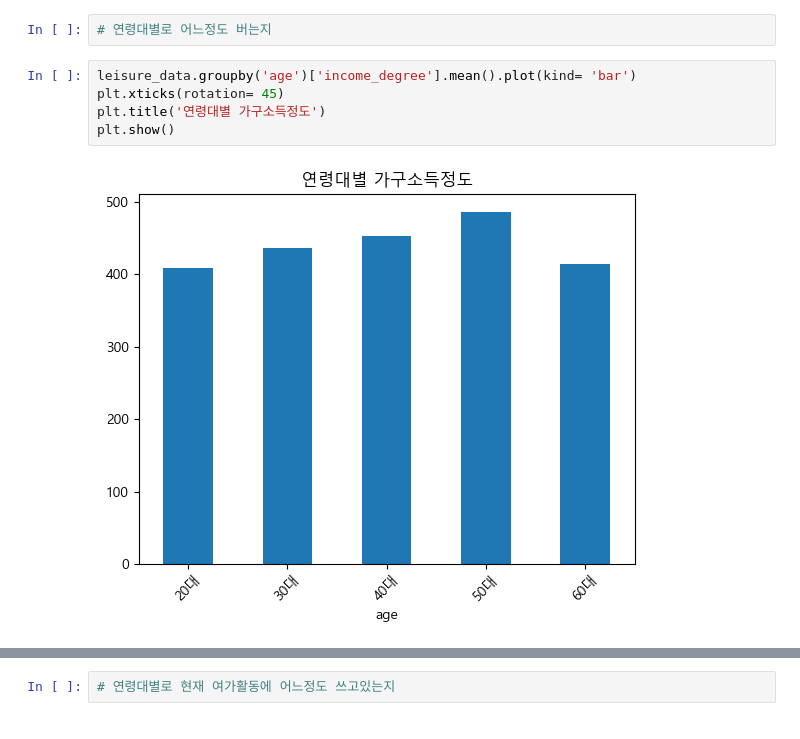
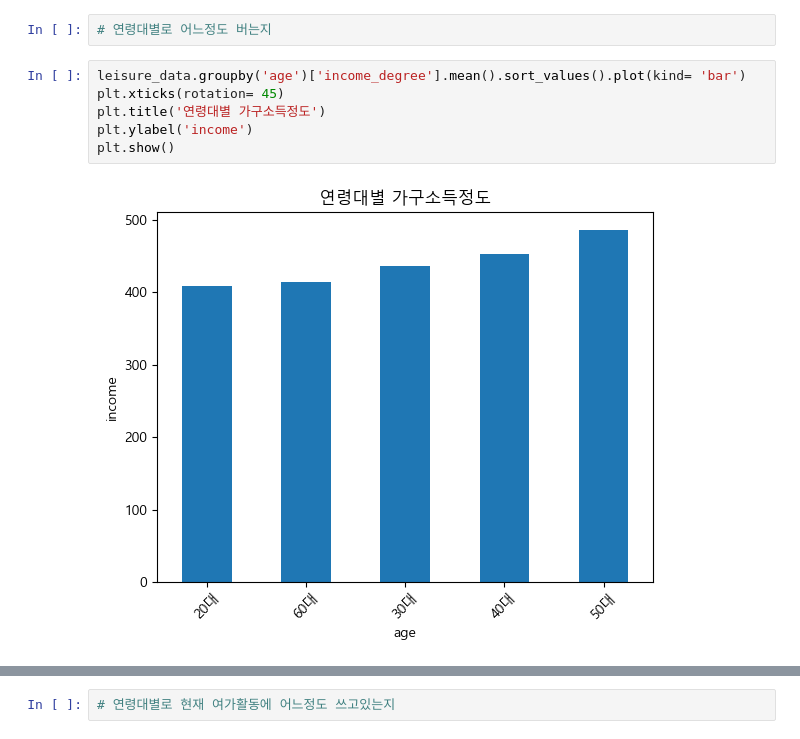
Before and after one commit to yugyeong1/streamlit_leisure_app, a Jupyter notebook: leisure_data.ipynb, the cells around one changed output, grey strips where cells are left out. Saved outputs shown, nothing was run; the diff lists cells and outputs as text.

```diff
--- a/leisure_data.ipynb
+++ b/leisure_data.ipynb
@@ -265,9 +243,10 @@ leisure_data
 # %%
 # 연령대별로 어느정도 버는지
 # %%
-leisure_data.groupby('age')['income_degree'].mean().plot(kind= 'bar')
+leisure_data.groupby('age')['income_degree'].mean().sort_values().plot(kind= 'bar')
 plt.xticks(rotation= 45)
 plt.title('연령대별 가구소득정도')
+plt.ylabel('income')
 plt.show()
 # %% [output]
-[figure, old version]
+[figure, new version]
```
Also changed, not shown: parts of 43 cells of this notebook, 3 other files.
